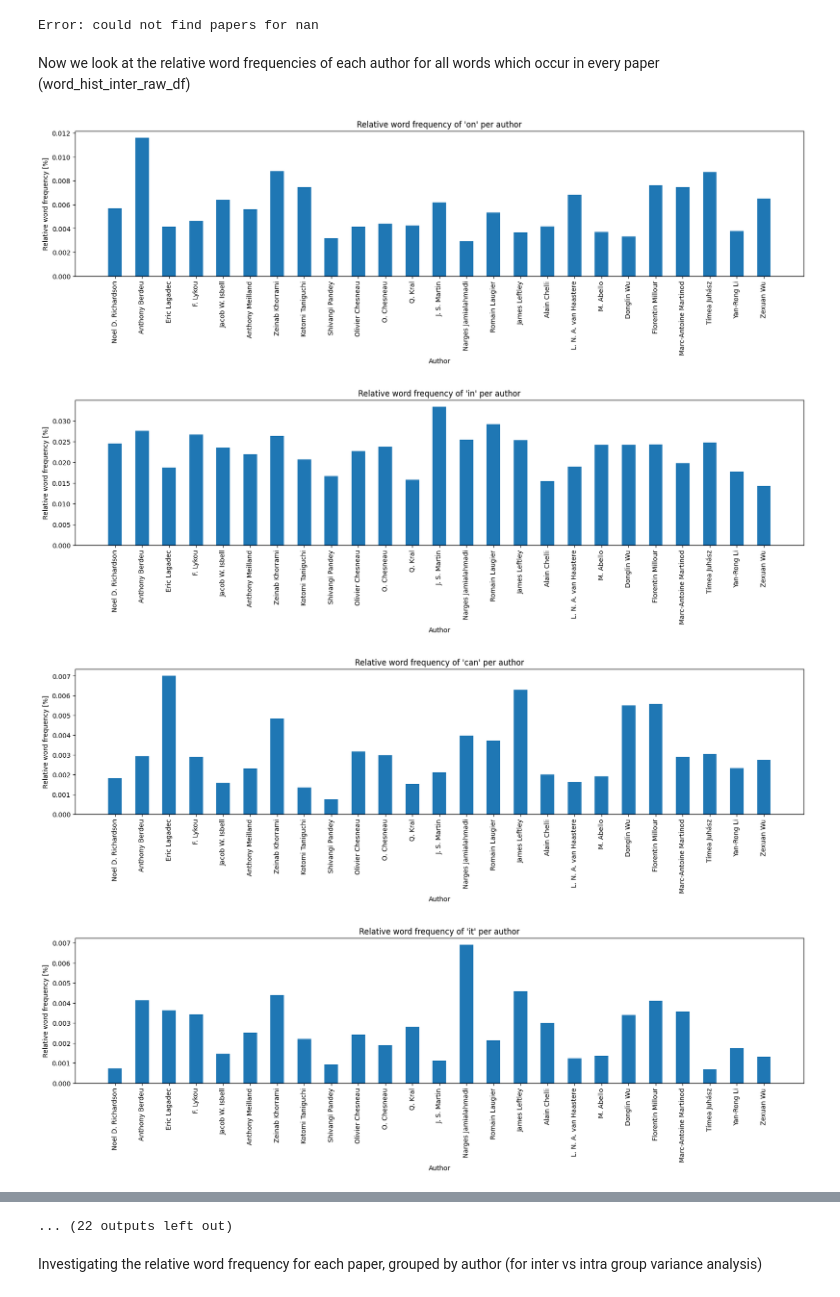
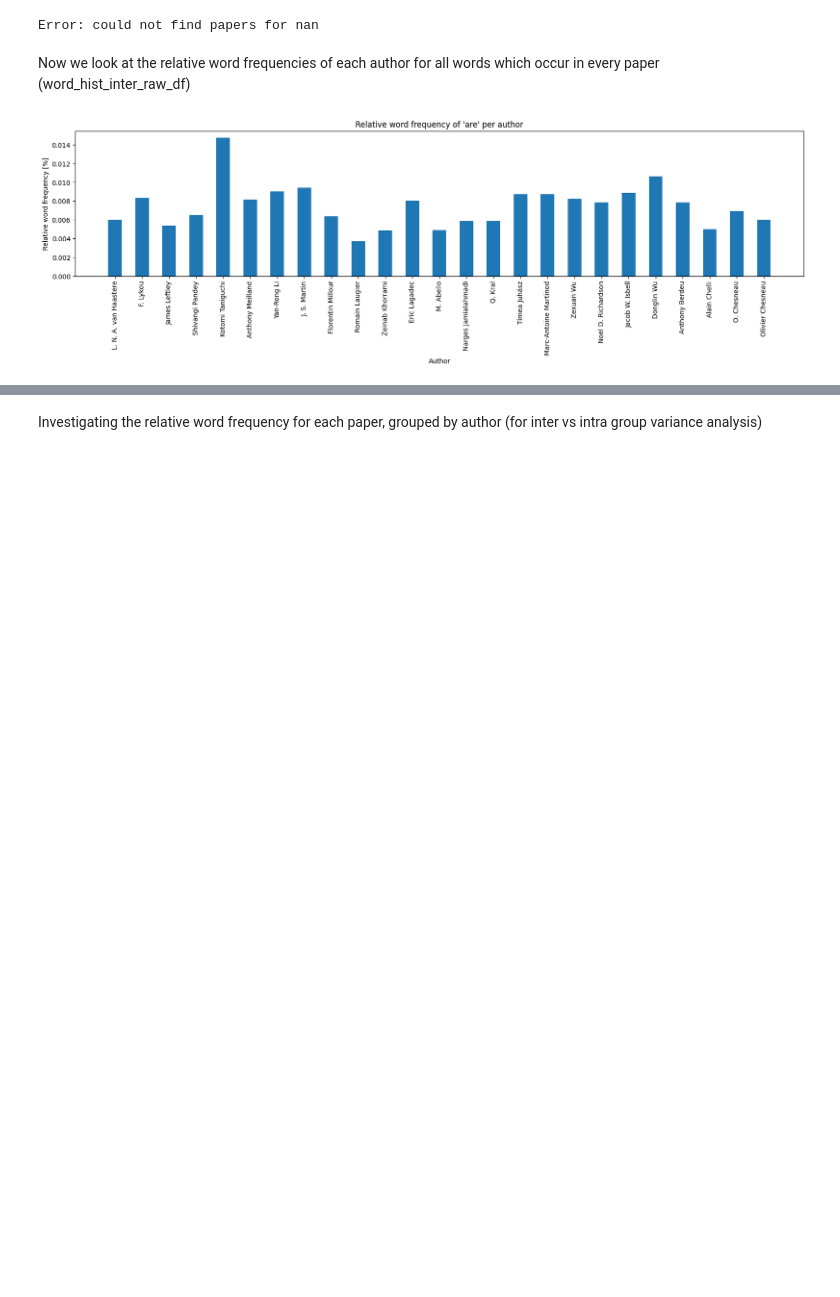
Before and after one commit to jmgiannikos/DataLiteracyProject, a Jupyter notebook: DataAnalysis.ipynb, the cells around one changed output, grey strips where cells are left out. Cells and saved outputs as stored; diff of their text form; code cells hidden in the pictures; blank space fills up the shorter version.

```diff
--- a/DataAnalysis.ipynb
+++ b/DataAnalysis.ipynb
@@ -69,18 +71,7 @@ def get_word_count_for_author(author, words='all'):
 def total_words_by_author():
     author_total_words_dict = {}
     for author in list_of_authors:
-        word_count = 0
-        paper_ids = get_paper_ids_for_author(author)
-        if len(paper_ids) == 0:
-            print(f'Error: could not find papers for {author}')
-        else:
-            for paper in paper_ids:
-                word_row = word_hist_union_raw_df[word_hist_union_raw_df['Data Name'] == float(paper)].values.flatten()
-                word_count += int(np.sum(word_row[1:]))
-            if word_count == 0:
-                print(f'Error: {author} has a word count of 0')
-            else:
-                author_total_words_dict[author] = word_count
+        author_total_words_dict[author] = get_word_count_for_author(author)
     return author_total_words_dict
 
 # We should remove the authors with a total word count of zero:
@@ -92,12 +83,12 @@ def remove_authors(author_list):
         new_metadata_df = new_metadata_df.drop(i, axis=0)
     return new_metadata_df
 
-metadata_df = remove_authors(['Violeta Gamez Rosas', 'Emma P. Lieb', 'nan'])
+metadata_df = remove_authors(['Violeta Gamez Rosas', 'Emma P. Lieb'])
 list_of_authors = list(set(metadata_df['first_author']))
 #print(list_of_authors)
 
 word_totals = total_words_by_author()
-#print(word_totals)
+##print(word_totals)
 # %% [output]
 Error: could not find papers for nan
 # %% [markdown]
@@ -105,26 +96,28 @@ Now we look at the relative word frequencies of each author for all words which
 # %%
 all_intersection_words = list(word_hist_inter_raw_df)[1:]
 n_words = len(all_intersection_words)
 #print(all_intersection_words)
 
-def plot_word_frequency_per_author(word):
+def get_frequency_dict(word):
     frequency_dict = {}
     for author, value in word_totals.items():
-        frequency_dict[author] = get_word_count_for_author(author, words=[word])/value
+        if value != 0:
+            frequency_dict[author] = get_word_count_for_author(author, words=[word])/value
+    return frequency_dict
+
+def plot_word_frequency_per_author(word):
+    frequency_dict = get_frequency_dict(word)
     X = np.array(list(frequency_dict.keys()))
     Y = np.array(list(frequency_dict.values()))
     plt.figure(figsize=(20, 4))
     plt.xlabel("Author")
     plt.ylabel("Relative word frequency [%]")
     plt.xticks(rotation=90)
     plt.title(f"Relative word frequency of '{word}' per author")
     bars = plt.bar(X, Y, width=0.5)
     plt.show()
 
-for word in all_intersection_words:
-    plot_word_frequency_per_author(word)
+#for word in all_intersection_words:
+plot_word_frequency_per_author('are')
 # %% [output]
-[figure, old version]
+[figure, new version]
-[figure, removed]
-[figure, removed]
-[figure, removed]
@@ -139,4 +124,3 @@ for word in all_intersection_words:
-... (22 outputs left out)
 # %% [markdown]
 Investigating the relative word frequency for each paper, grouped by author (for inter vs intra group variance analysis)
 # %%
```
Also changed, not shown: parts of 5 cells of this notebook.
